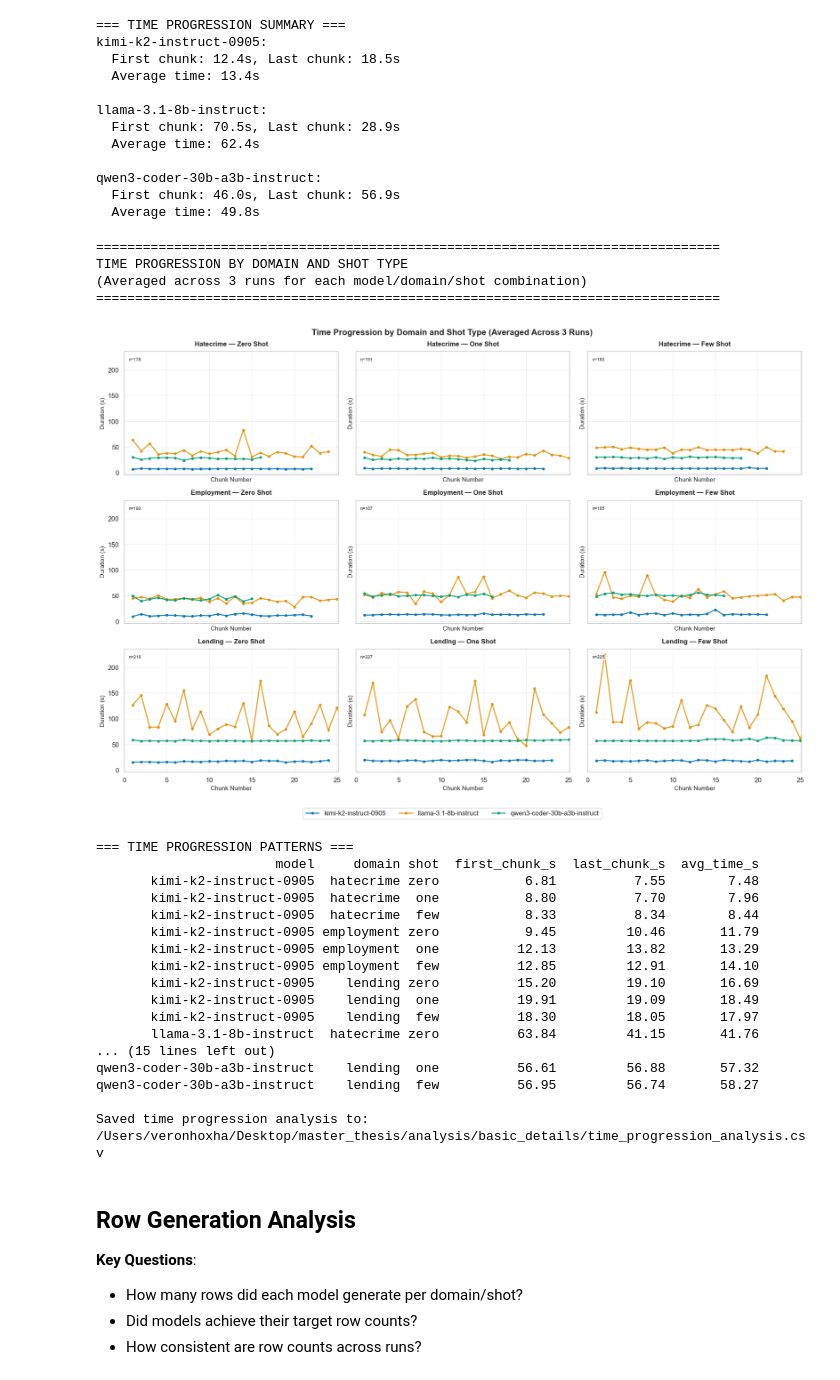
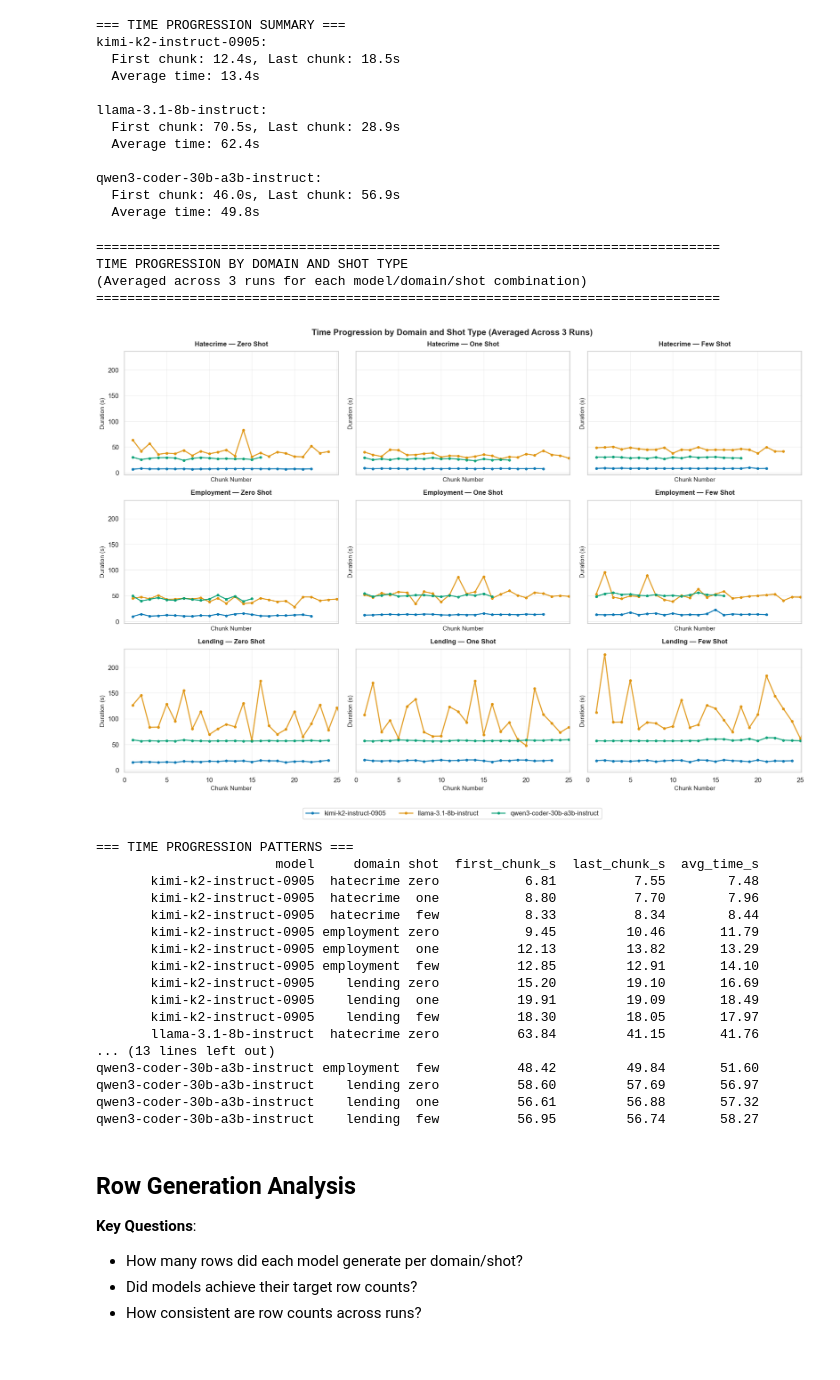
Before and after one commit to veronhoxha/master_thesis, a Jupyter notebook: notebooks/experiments/basic_details_analysis.ipynb, the cells around one changed output. Cells and saved outputs as stored; diff of their text form; code cells hidden in the pictures.

```diff
--- a/notebooks/experiments/basic_details_analysis.ipynb
+++ b/notebooks/experiments/basic_details_analysis.ipynb
@@ -272,13 +262,13 @@ if len(chunk_df) > 0:
                 ax.grid(True, which='major', alpha=0.3)
                 ax.set_xlim(left=0)
 
-                total_chunks = len(domain_shot_data)
-                ax.text(
-                    0.02, 0.95, f'n={total_chunks}',
-                    transform=ax.transAxes,
-                    fontsize=8, va='top',
-                    bbox=dict(boxstyle='round,pad=0.3', facecolor='white', alpha=0.6, edgecolor='none')
-                )
+                # total_chunks = len(domain_shot_data)
+                # ax.text(
+                #     0.02, 0.95, f'n={total_chunks}',
+                #     transform=ax.transAxes,
+                #     fontsize=8, va='top',
+                #     bbox=dict(boxstyle='round,pad=0.3', facecolor='white', alpha=0.6, edgecolor='none')
+                # )
             else:
                 ax.set_title(f'{domain.title()} — {shot.title()} Shot', weight='bold')
                 ax.text(
@@ -322,35 +312,34 @@ if len(chunk_df) > 0:
                     chunk_timing = domain_shot_data.groupby('chunk_id')['duration_s'].mean()
                     if len(chunk_timing) > 1:
                         first_time = chunk_timing.iloc[0]
                         last_time = chunk_timing.iloc[-1]
                         avg_time = chunk_timing.mean()
 
                         progression_summary.append({
                             'model': model,
                             'domain': domain,
                             'shot': shot,
                             'first_chunk_s': first_time.round(2),
                             'last_chunk_s': last_time.round(2),
                             'avg_time_s': avg_time.round(2),
                         })
 
     if progression_summary:
         progression_df = pd.DataFrame(progression_summary)
         print(progression_df.to_string(index=False))
 
         progression_file = ANALYSIS_OUT_DIR / "time_progression_analysis.csv"
         progression_df.to_csv(progression_file, index=False)
-        print(f"\nSaved time progression analysis to: {progression_file}")
     else:
         print("No time progression data available for analysis")
 else:
     print("No chunk data available for time progression analysis")
 # %% [output]
 ================================================================================
 TIME PROGRESSION BY DOMAIN AND SHOT TYPE
 (Averaged across 3 runs for each model/domain/shot combination)
 ================================================================================
-[figure, old version]
+[figure, new version]
 === TIME PROGRESSION PATTERNS ===
                        model     domain shot  first_chunk_s  last_chunk_s  avg_time_s
        kimi-k2-instruct-0905  hatecrime zero           6.81          7.55        7.48
@@ -363,11 +352,11 @@ TIME PROGRESSION BY DOMAIN AND SHOT TYPE
        kimi-k2-instruct-0905    lending  one          19.91         19.09       18.49
        kimi-k2-instruct-0905    lending  few          18.30         18.05       17.97
        llama-3.1-8b-instruct  hatecrime zero          63.84         41.15       41.76
-... (15 lines left out)
+... (13 lines left out)
+qwen3-coder-30b-a3b-instruct employment  few          48.42         49.84       51.60
+qwen3-coder-30b-a3b-instruct    lending zero          58.60         57.69       56.97
 qwen3-coder-30b-a3b-instruct    lending  one          56.61         56.88       57.32
 qwen3-coder-30b-a3b-instruct    lending  few          56.95         56.74       58.27
-
-Saved time progression analysis to: /Users/veronhoxha/Desktop/master_thesis/analysis/basic_details/time_progression_analysis.csv
 # %% [markdown]
 ## Row Generation Analysis
 
```
Also changed, not shown: parts of 3 cells of this notebook.
